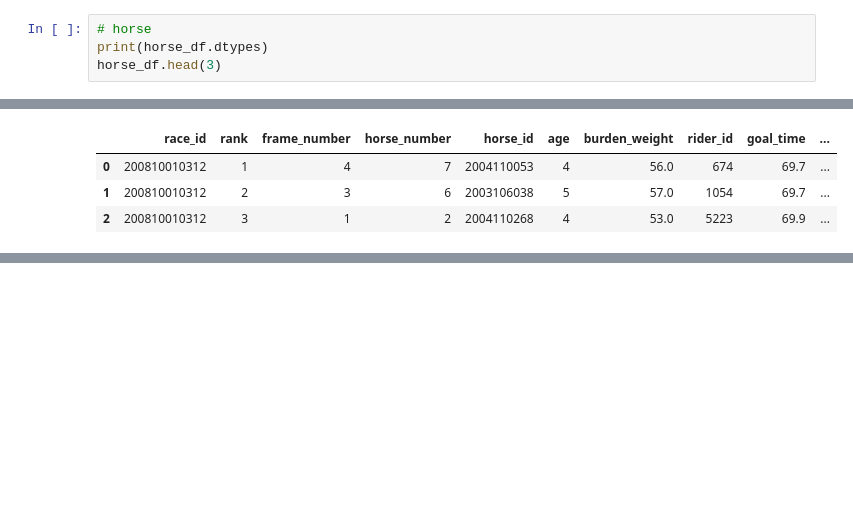
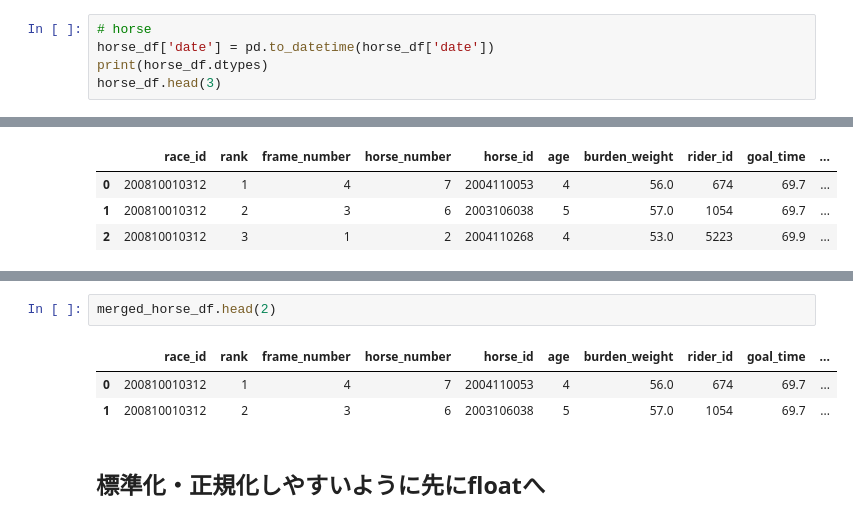
Before and after one commit to unonao/race-predict, a Jupyter notebook: make_train_data.ipynb, the cells around one changed output, grey strips where cells are left out. Cells and saved outputs as stored; diff of their text form; blank space fills up the shorter version.

```diff
--- a/make_train_data.ipynb
+++ b/make_train_data.ipynb
@@ -36,5 +43,6 @@ dtype: object
 # %%
 # horse
+horse_df['date'] = pd.to_datetime(horse_df['date'])
 print(horse_df.dtypes)
 horse_df.head(3)
 # %% [output]
@@ -79,0 +79,8 @@ one_horse_data = horse_df[horse_df['horse_id'] == 2004110053]
+# %%
+merged_horse_df.head(2)
+# %% [output]
+|  | race_id | rank | frame_number | horse_number | horse_id | age | burden_weight | rider_id | goal_time | ... |
+| 0 | 200810010312 | 1 | 4 | 7 | 2004110053 | 4 | 56.0 | 674 | 69.7 | ... |
+| 1 | 200810010312 | 2 | 3 | 6 | 2003106038 | 5 | 57.0 | 1054 | 69.7 | ... |
+# %% [markdown]
+## 標準化・正規化しやすいように先にfloatへ
```
Also changed, not shown: parts of 20 cells of this notebook, 2 other files.
